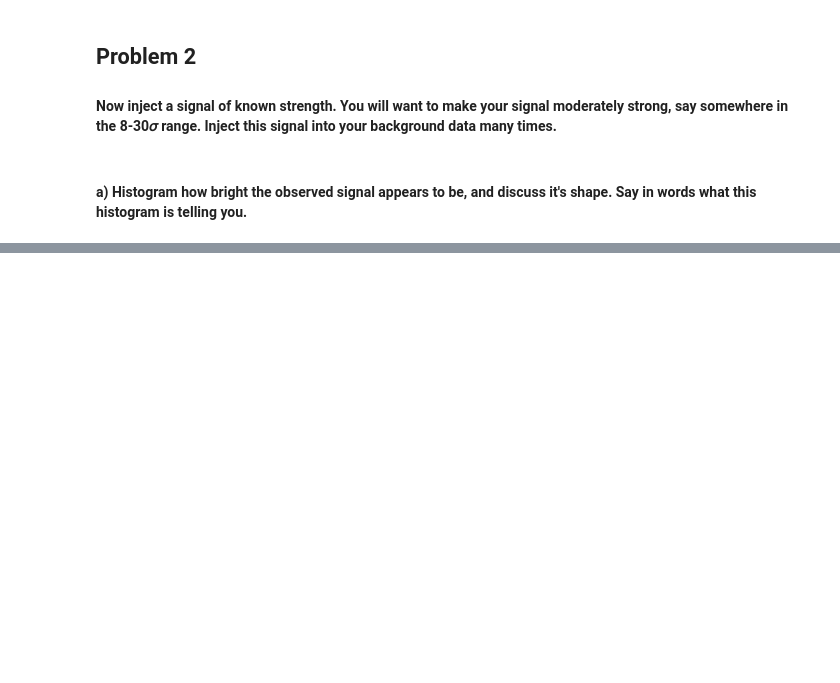
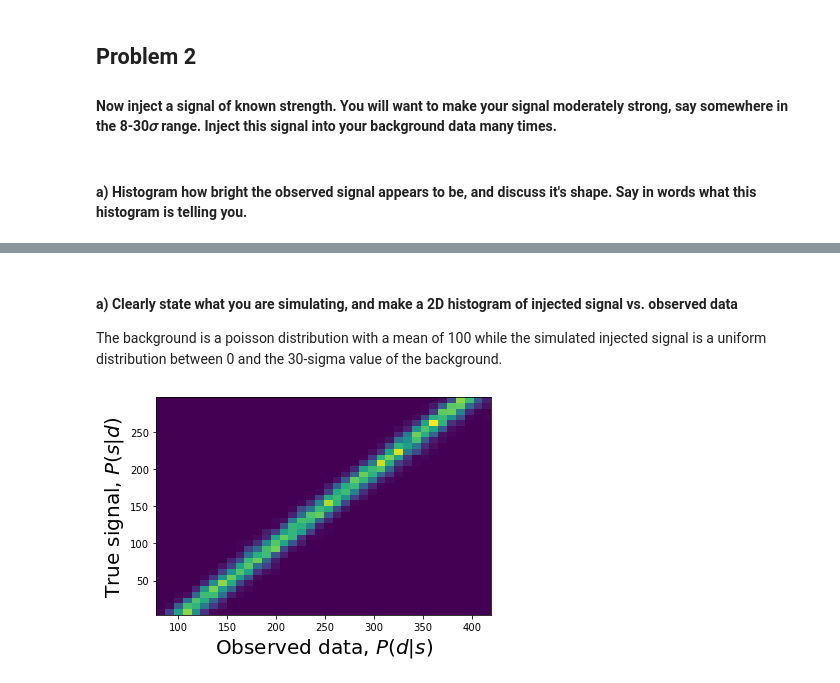
Before and after one commit to zmarucheck/Phys-434, a Jupyter notebook: Lab #6/Lab 6.ipynb, the cells around one changed output, grey strips where cells are left out. Saved outputs shown, nothing was run; the diff lists cells and outputs as text; code cells hidden in the pictures; blank space fills up the shorter version.

```diff
--- a/Lab #6/Lab 6.ipynb
+++ b/Lab #6/Lab 6.ipynb
@@ -35,0 +51,24 @@ The observed signal appears to be a second histogram to the far right of the lef
+# %%
+bkgd = rng.poisson(100, total_data_points)
+mean = np.mean(bkgd)
+std_dev = np.std(bkgd)
+signal = rng.uniform(0,30*std_dev,total_data_points)
+data = bkgd + signal
+# %% [markdown]
+#### a) Clearly state what you are simulating, and make a 2D histogram of injected signal vs. observed data
+The background is a poisson distribution with a mean of 100 while the simulated injected signal is a uniform distribution between 0 and the 30-sigma value of the background.
+# %%
+# Code mostly acquired from hw 5, with changes to make it work for the lab
+signaledges = np.linspace(0,30*std_dev,40)
+dataedges = np.linspace(min(data),max(data),40)
+
+Psd, temp, temp2= np.histogram2d(data,signal, bins=[dataedges,signaledges], density=True)
+
+datacenters = (dataedges[:-1] + dataedges[1:]) / 2
+signalcenters = (signaledges[:-1] + signaledges[1:]) / 2
+plt.pcolormesh(datacenters,signalcenters,Psd.T)
+plt.ylabel('True signal, $P(s|d)$', fontsize = 20)
+plt.xlabel('Observed data, $P(d|s)$', fontsize = 20)
+plt.show()
+# %% [output]
+[figure, added]
```
Also changed, not shown: parts of 13 cells of this notebook, 1 other file.
